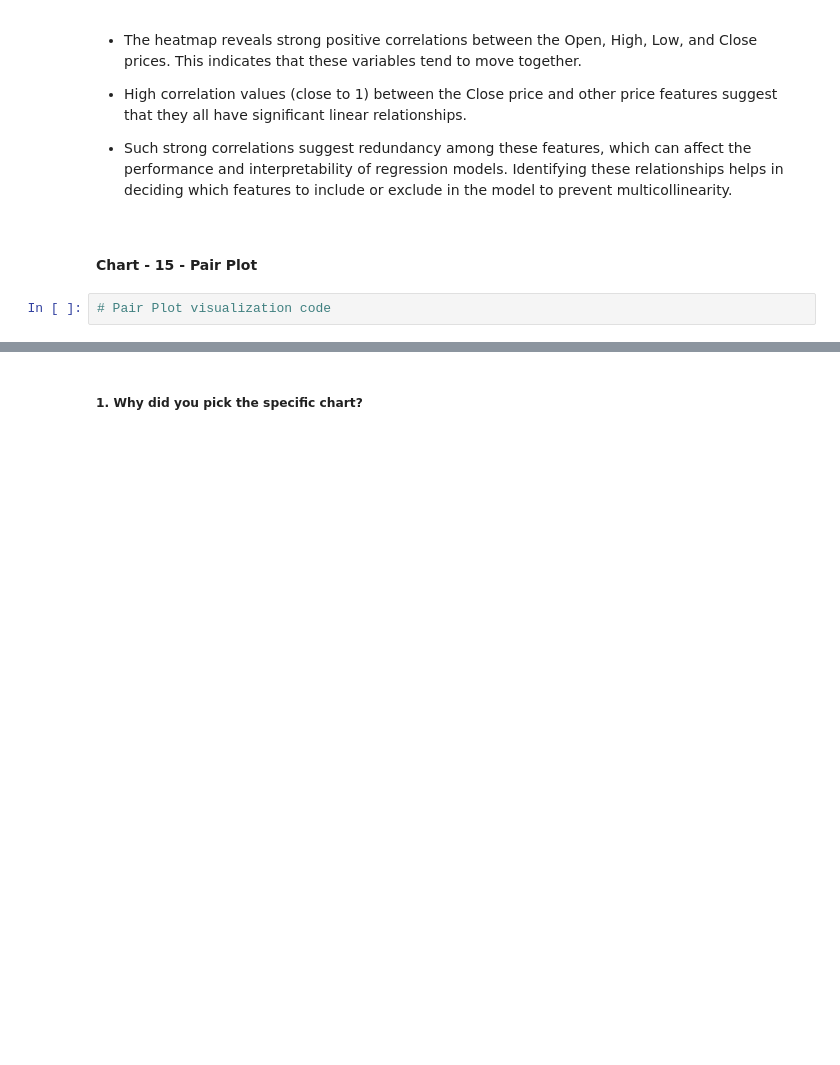
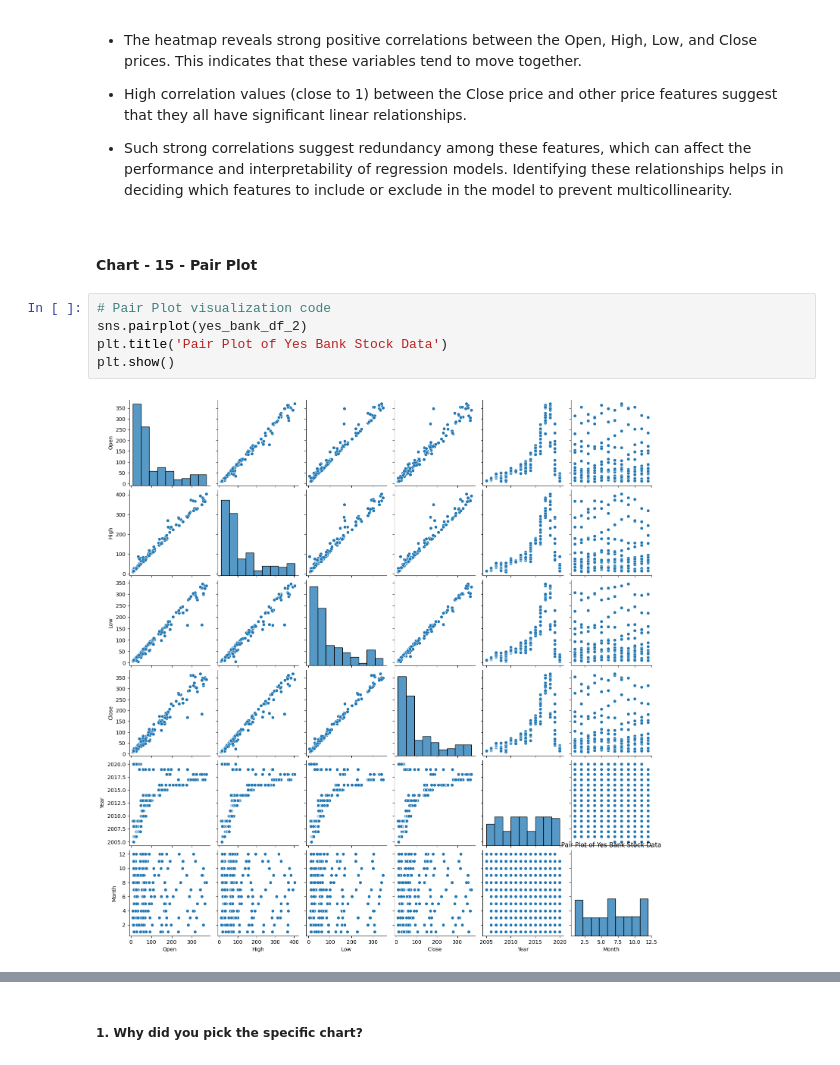
Before and after one commit to KushangShah/ML-Project-End-to-End-Machine-Learning., a Jupyter notebook: Yes_Bank_Stock_Closing_Price_Prediction.ipynb, the cells around one changed output, grey strips where cells are left out. Drawn from its saved outputs; the diff is of its cells as text; blank space fills up the shorter version.

```diff
--- a/Yes_Bank_Stock_Closing_Price_Prediction.ipynb
+++ b/Yes_Bank_Stock_Closing_Price_Prediction.ipynb
@@ -831,5 +831,10 @@ The correlation heatmap was chosen because it effectively visualizes the linear
 - Such strong correlations suggest redundancy among these features, which can affect the performance and interpretability of regression models. Identifying these relationships helps in deciding which features to include or exclude in the model to prevent multicollinearity.
 # %% [markdown]
 #### Chart - 15 - Pair Plot
-# %%
-# Pair Plot visualization code
+# %%
+# Pair Plot visualization code
+sns.pairplot(yes_bank_df_2)
+plt.title('Pair Plot of Yes Bank Stock Data')
+plt.show()
+# %% [output]
+[figure, added]
```
Also changed, not shown: parts of 6 cells of this notebook.
